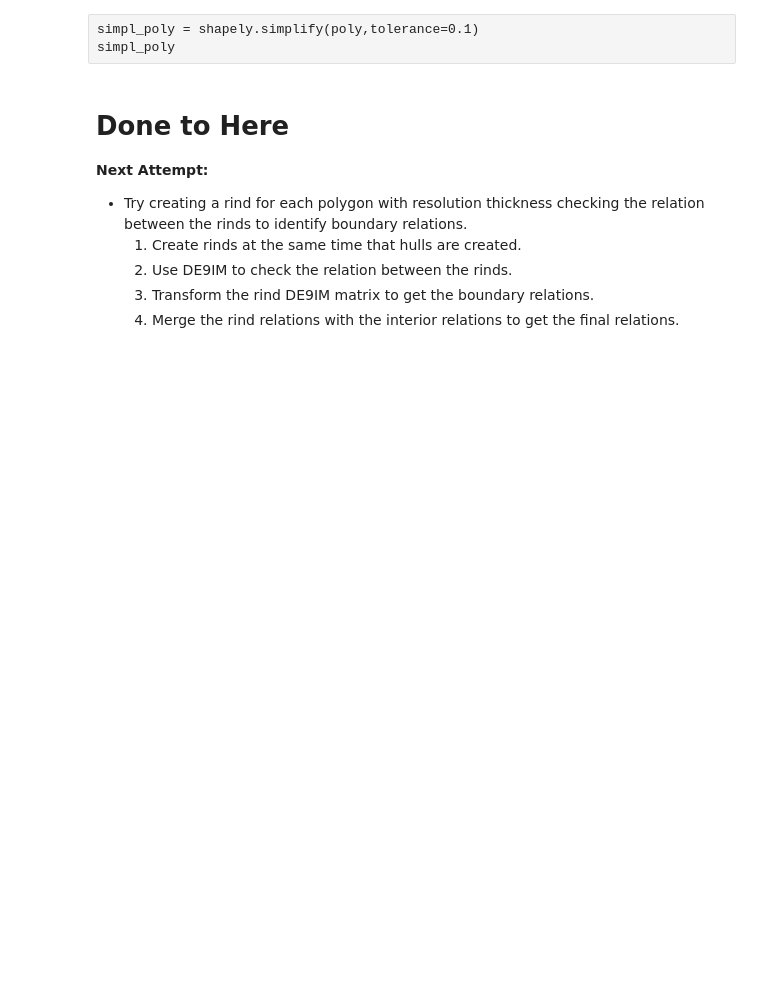
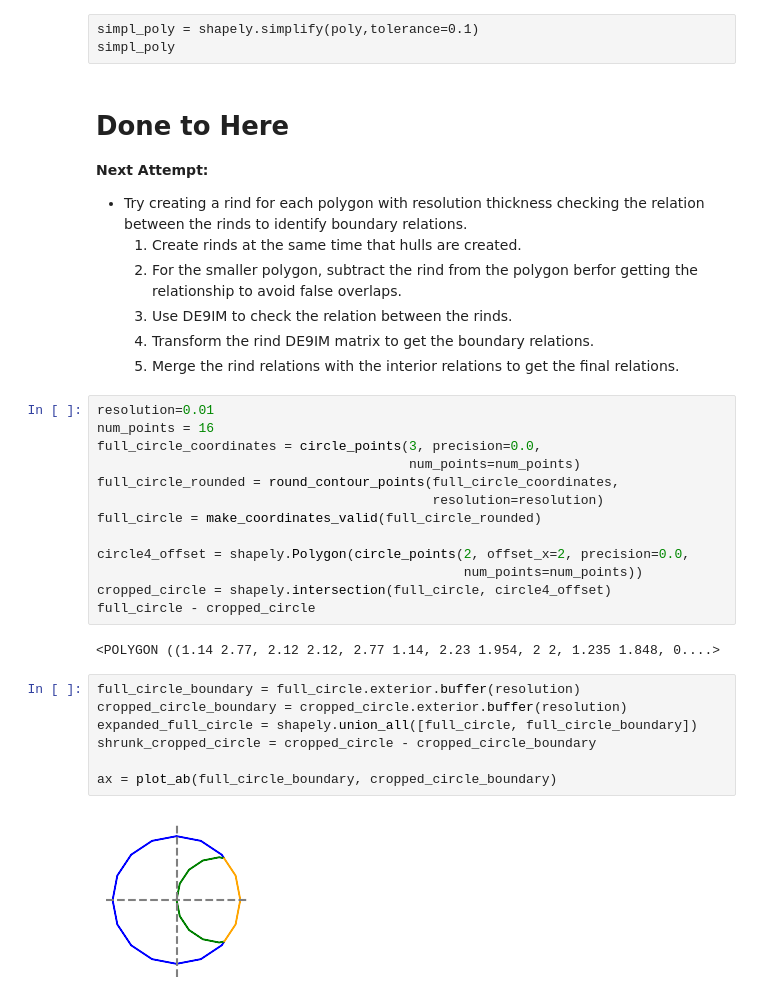
Before and after one commit to GregSal/StructureRelations, a Jupyter notebook: src/notebooks/relations/ResolutionAnalysis.ipynb, the cells around one changed output. Saved outputs shown, nothing was run; the diff lists cells and outputs as text; blank space fills up the shorter version.

Commit message:
Create buffers to test boundary relations

```diff
--- a/src/notebooks/relations/ResolutionAnalysis.ipynb
+++ b/src/notebooks/relations/ResolutionAnalysis.ipynb
@@ -798,6 +798,31 @@ simpl_poly
 **Next Attempt:**
 - Try creating a rind for each polygon with resolution thickness checking the relation between the rinds to identify boundary relations.
     1. Create rinds at the same time that hulls are created.
+    2. For the smaller polygon, subtract the rind from the polygon berfor getting the relationship to avoid false overlaps.
     2. Use DE9IM to check the relation between the rinds.
     3. Transform the rind DE9IM matrix to get the boundary relations.
     4. Merge the rind relations with the interior relations to get the final relations.
+# %%
+resolution=0.01
+num_points = 16
+full_circle_coordinates = circle_points(3, precision=0.0,
+                                        num_points=num_points)
+full_circle_rounded = round_contour_points(full_circle_coordinates,
+                                           resolution=resolution)
+full_circle = make_coordinates_valid(full_circle_rounded)
+
+circle4_offset = shapely.Polygon(circle_points(2, offset_x=2, precision=0.0,
+                                               num_points=num_points))
+cropped_circle = shapely.intersection(full_circle, circle4_offset)
+full_circle - cropped_circle
+# %% [output]
+<POLYGON ((1.14 2.77, 2.12 2.12, 2.77 1.14, 2.23 1.954, 2 2, 1.235 1.848, 0....>
+# %%
+full_circle_boundary = full_circle.exterior.buffer(resolution)
+cropped_circle_boundary = cropped_circle.exterior.buffer(resolution)
+expanded_full_circle = shapely.union_all([full_circle, full_circle_boundary])
+shrunk_cropped_circle = cropped_circle - cropped_circle_boundary
+
+ax = plot_ab(full_circle_boundary, cropped_circle_boundary)
+# %% [output]
+[figure, added]
```
Also changed, not shown: parts of 13 cells of this notebook, 1 other file.
